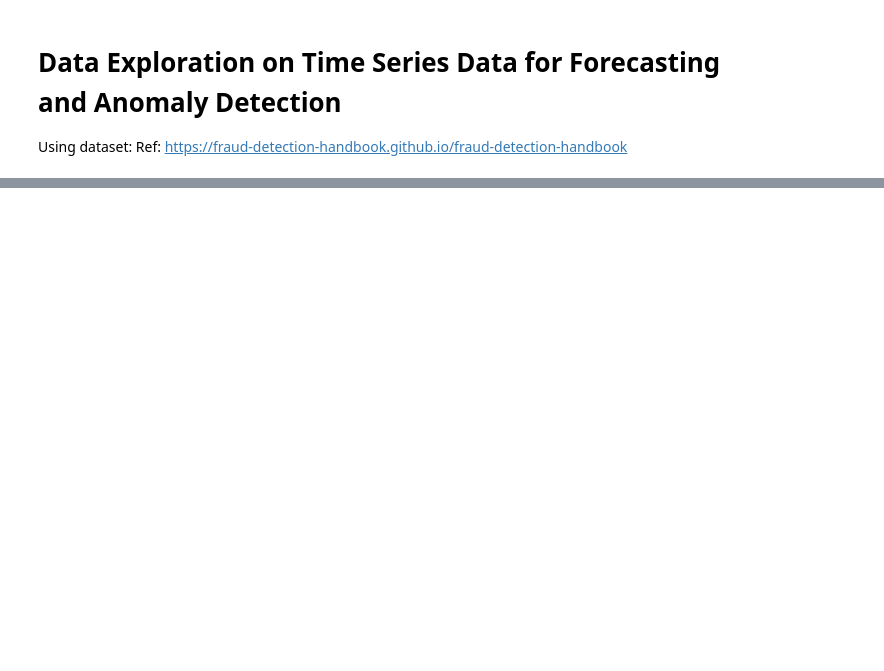
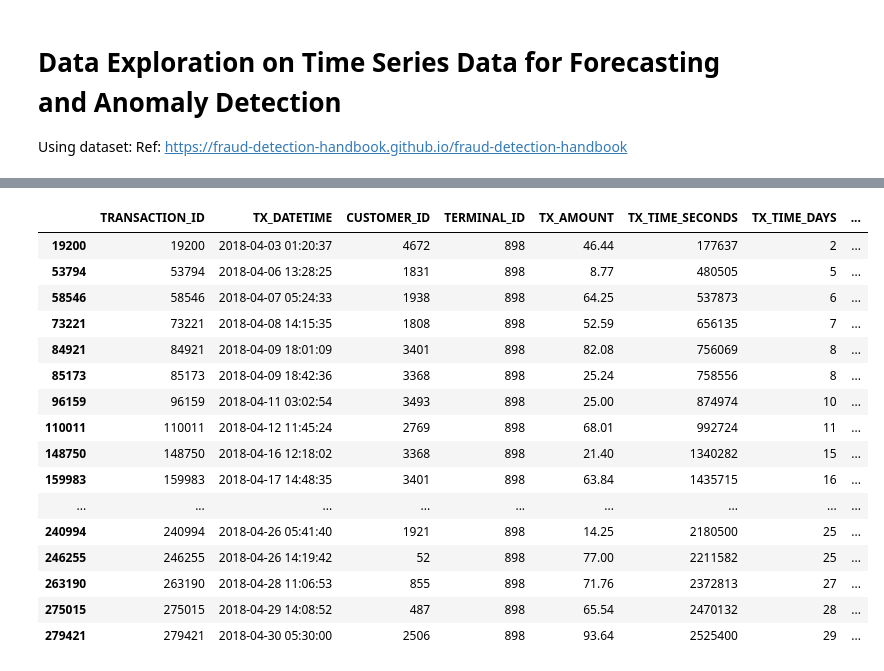
Before and after one commit to itsmariodias/anomaly-and-forecasting-project, a Jupyter notebook: data-exploration.ipynb, the cells around one changed output, grey strips where cells are left out. Cells and saved outputs as stored; diff of their text form; code cells hidden in the pictures; blank space fills up the shorter version.

```diff
--- a/data-exploration.ipynb
+++ b/data-exploration.ipynb
@@ -66,0 +71,20 @@ train_data = data[data.timestamp < "2014-11-01 19:00:00"]
+# %%
+one_month_data[(one_month_data.TERMINAL_ID == 898)]
+# %% [output]
+|  | TRANSACTION_ID | TX_DATETIME | CUSTOMER_ID | TERMINAL_ID | TX_AMOUNT | TX_TIME_SECONDS | TX_TIME_DAYS | ... |
+| 19200 | 19200 | 2018-04-03 01:20:37 | 4672 | 898 | 46.44 | 177637 | 2 | ... |
+| 53794 | 53794 | 2018-04-06 13:28:25 | 1831 | 898 | 8.77 | 480505 | 5 | ... |
+| 58546 | 58546 | 2018-04-07 05:24:33 | 1938 | 898 | 64.25 | 537873 | 6 | ... |
+| 73221 | 73221 | 2018-04-08 14:15:35 | 1808 | 898 | 52.59 | 656135 | 7 | ... |
+| 84921 | 84921 | 2018-04-09 18:01:09 | 3401 | 898 | 82.08 | 756069 | 8 | ... |
+| 85173 | 85173 | 2018-04-09 18:42:36 | 3368 | 898 | 25.24 | 758556 | 8 | ... |
+| 96159 | 96159 | 2018-04-11 03:02:54 | 3493 | 898 | 25.00 | 874974 | 10 | ... |
+| 110011 | 110011 | 2018-04-12 11:45:24 | 2769 | 898 | 68.01 | 992724 | 11 | ... |
+| 148750 | 148750 | 2018-04-16 12:18:02 | 3368 | 898 | 21.40 | 1340282 | 15 | ... |
+| 159983 | 159983 | 2018-04-17 14:48:35 | 3401 | 898 | 63.84 | 1435715 | 16 | ... |
+| ... | ... | ... | ... | ... | ... | ... | ... | ... |
+| 240994 | 240994 | 2018-04-26 05:41:40 | 1921 | 898 | 14.25 | 2180500 | 25 | ... |
+| 246255 | 246255 | 2018-04-26 14:19:42 | 52 | 898 | 77.00 | 2211582 | 25 | ... |
+| 263190 | 263190 | 2018-04-28 11:06:53 | 855 | 898 | 71.76 | 2372813 | 27 | ... |
+| 275015 | 275015 | 2018-04-29 14:08:52 | 487 | 898 | 65.54 | 2470132 | 28 | ... |
+| 279421 | 279421 | 2018-04-30 05:30:00 | 2506 | 898 | 93.64 | 2525400 | 29 | ... |
```
Also changed, not shown: parts of 13 cells of this notebook.
